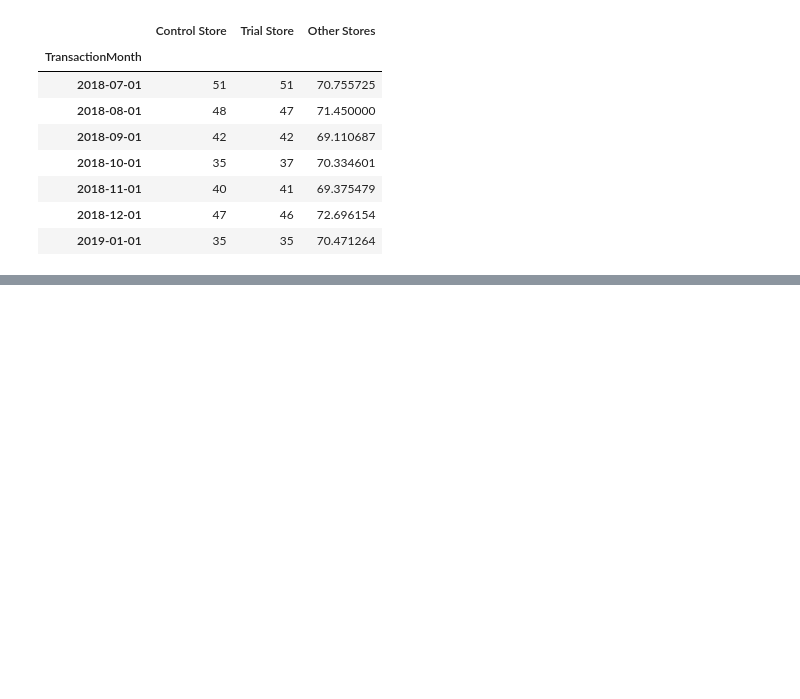
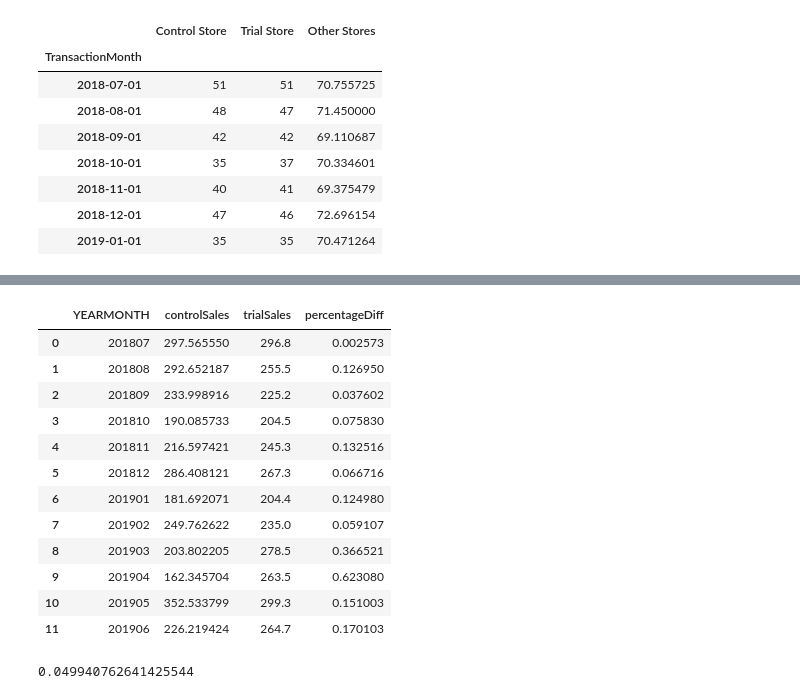
Before and after one commit to Johnson-a-hash/quantium-virtual-program, a Jupyter notebook: Quantium Module 2.ipynb, the cells around one changed output, grey strips where cells are left out. Cells and saved outputs as stored; diff of their text form; code cells hidden in the pictures; blank space fills up the shorter version.

```diff
--- a/Quantium Module 2.ipynb
+++ b/Quantium Module 2.ipynb
@@ -625,0 +700,5 @@ The trial period goes from the start of February 2019 to June 2019. We now want
+# %%
+# Create 'controlSales' which applies 'scalingFactor' to 'totSales' column
+
+scaledControlSales['controlSales'] = scaledControlSales['totSales'] * scalingFactor
+scaledControlSales.head()
@@ -625,0 +717,12 @@ The trial period goes from the start of February 2019 to June 2019. We now want
+# %%
+# Create 'percentageDiff' dataframe
+percentageDiff = scaledControlSales[['YEARMONTH', 'controlSales']]
+percentageDiff.reset_index(drop = True, inplace = True)
+
+# Concatenate with trial store 'totSales'
+trialSales = measureOverTime.loc[measureOverTime['STORE_NBR'] == trial_store, 'totSales']
+trialSales.reset_index(drop = True, inplace = True)
+percentageDiff = pd.concat([percentageDiff, trialSales], axis = 1)
+percentageDiff.rename(columns = {'totSales': 'trialSales'}, inplace = True)
+
+percentageDiff
@@ -625,0 +743,27 @@ The trial period goes from the start of February 2019 to June 2019. We now want
+# %%
+# Calculate percentage difference and put it in a new column
+
+percentageDiff['percentageDiff'] = abs(percentageDiff.controlSales - percentageDiff.trialSales) / percentageDiff.controlSales
+percentageDiff
+# %% [output]
+|  | YEARMONTH | controlSales | trialSales | percentageDiff |
+| 0 | 201807 | 297.565550 | 296.8 | 0.002573 |
+| 1 | 201808 | 292.652187 | 255.5 | 0.126950 |
+| 2 | 201809 | 233.998916 | 225.2 | 0.037602 |
+| 3 | 201810 | 190.085733 | 204.5 | 0.075830 |
+| 4 | 201811 | 216.597421 | 245.3 | 0.132516 |
+| 5 | 201812 | 286.408121 | 267.3 | 0.066716 |
+| 6 | 201901 | 181.692071 | 204.4 | 0.124980 |
+| 7 | 201902 | 249.762622 | 235.0 | 0.059107 |
+| 8 | 201903 | 203.802205 | 278.5 | 0.366521 |
+| 9 | 201904 | 162.345704 | 263.5 | 0.623080 |
+| 10 | 201905 | 352.533799 | 299.3 | 0.151003 |
+| 11 | 201906 | 226.219424 | 264.7 | 0.170103 |
+# %%
+# Our null hypothesis is such that the trial period is the same as the pre-trial period
+# Let's take the standard deviation based on the scaled percentage difference in the pre-trial period
+
+stdDev = stdev(percentageDiff.loc[percentageDiff['YEARMONTH'] < 201902, 'percentageDiff'])
+stdDev
+# %% [output]
+0.049940762641425544
```
Also changed, not shown: parts of 16 cells of this notebook.
